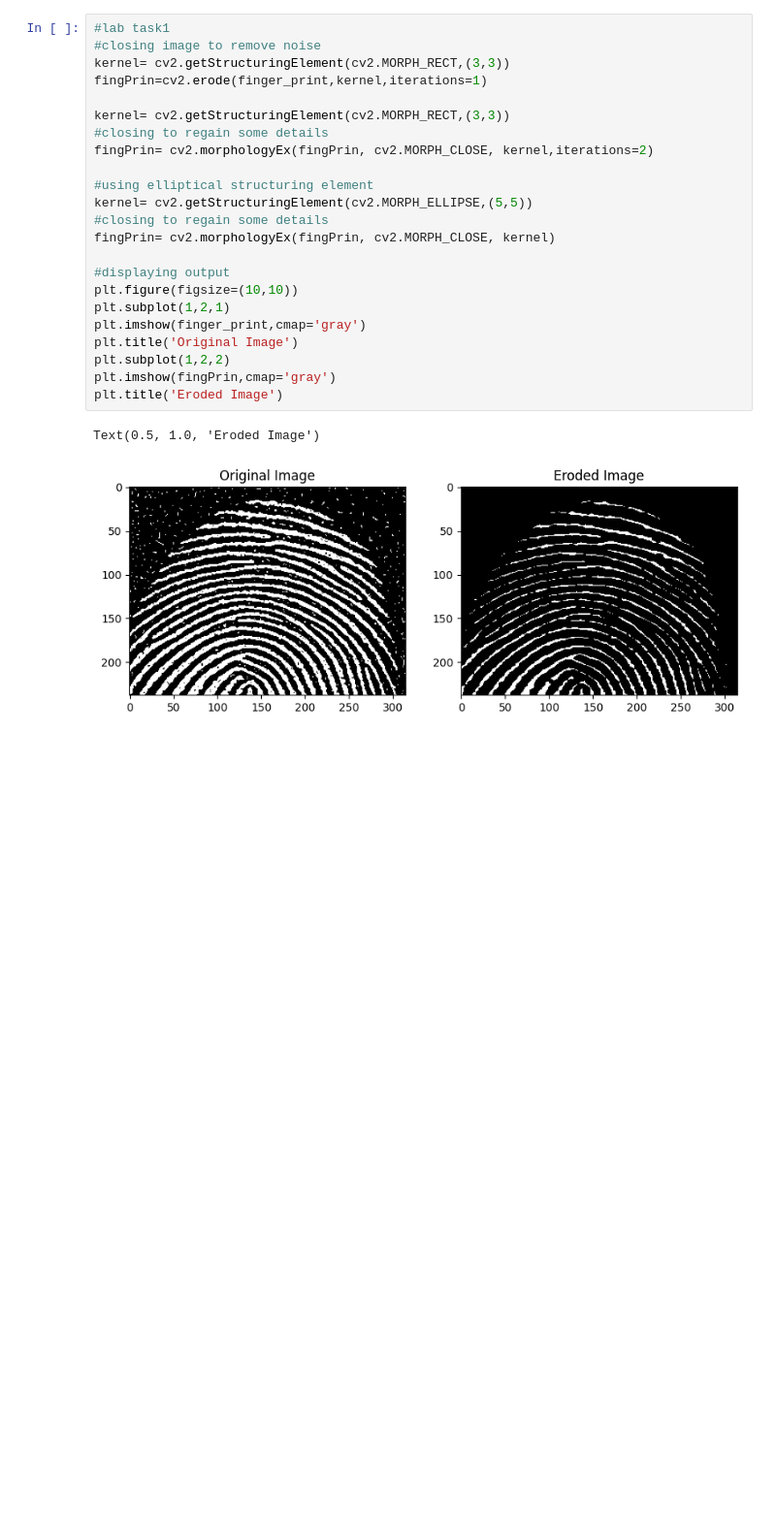
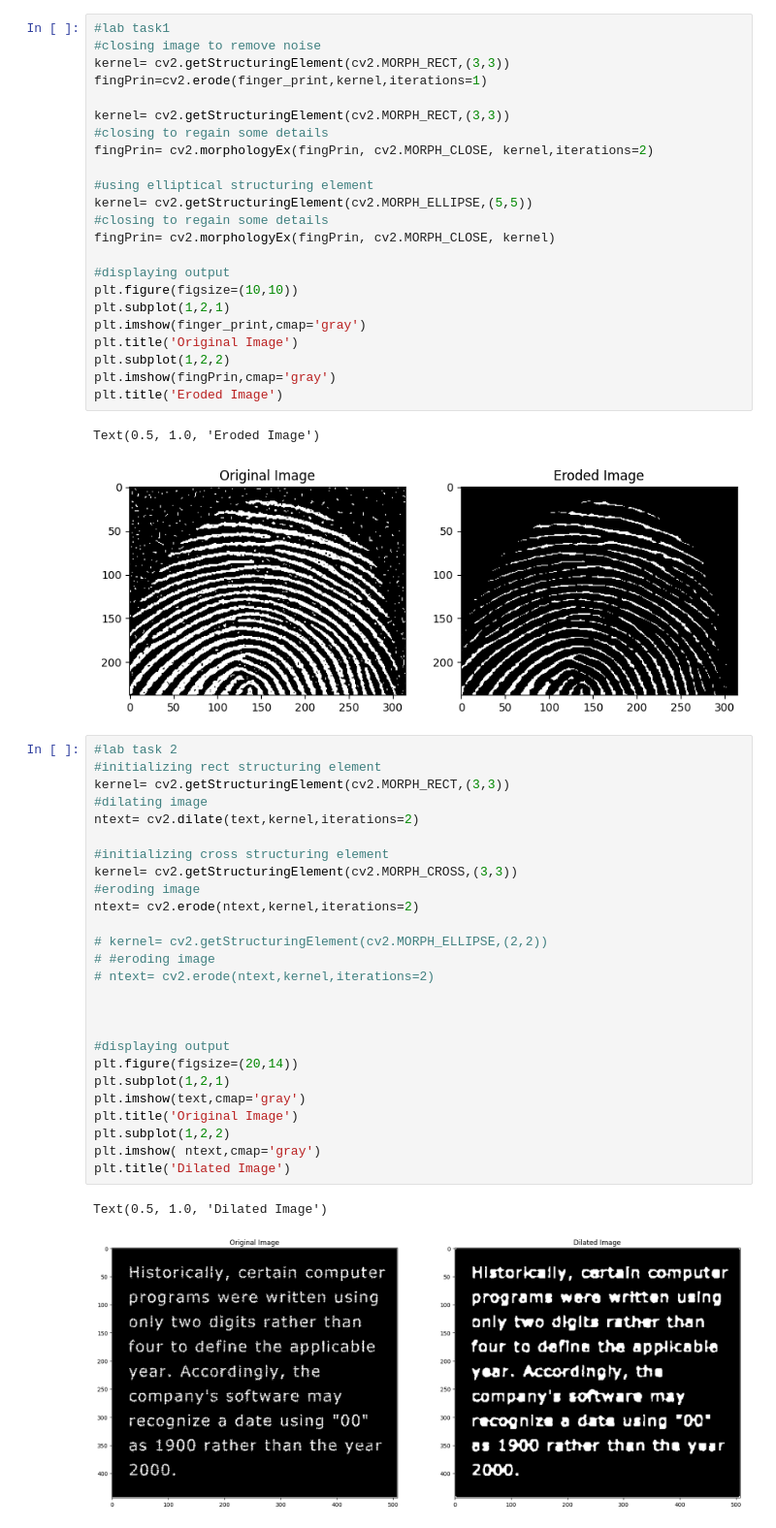
Before and after one commit to HADO564/Green_Hado_Lab_DIP, a Jupyter notebook: Lab10.ipynb, the cells around one changed output. Shown: that part at 97% size. Drawn from its saved outputs; the diff is of its cells as text; blank space fills up the shorter version.

Commit message:
Did the first 2 tasks, but experiment with the values

```diff
--- a/Lab10.ipynb
+++ b/Lab10.ipynb
@@ -34,3 +34,32 @@ plt.title('Eroded Image')
 # %% [output]
 Text(0.5, 1.0, 'Eroded Image')
 [figure]
+# %%
+#lab task 2
+#initializing rect structuring element
+kernel= cv2.getStructuringElement(cv2.MORPH_RECT,(3,3))
+#dilating image
+ntext= cv2.dilate(text,kernel,iterations=2)
+
+#initializing cross structuring element
+kernel= cv2.getStructuringElement(cv2.MORPH_CROSS,(3,3))
+#eroding image
+ntext= cv2.erode(ntext,kernel,iterations=2)
+
+# kernel= cv2.getStructuringElement(cv2.MORPH_ELLIPSE,(2,2))
+# #eroding image
+# ntext= cv2.erode(ntext,kernel,iterations=2)
+
+
+
+#displaying output
+plt.figure(figsize=(20,14))
+plt.subplot(1,2,1)
+plt.imshow(text,cmap='gray')
+plt.title('Original Image')
+plt.subplot(1,2,2)
+plt.imshow( ntext,cmap='gray')
+plt.title('Dilated Image')
+# %% [output]
+Text(0.5, 1.0, 'Dilated Image')
+[figure, added]
```
